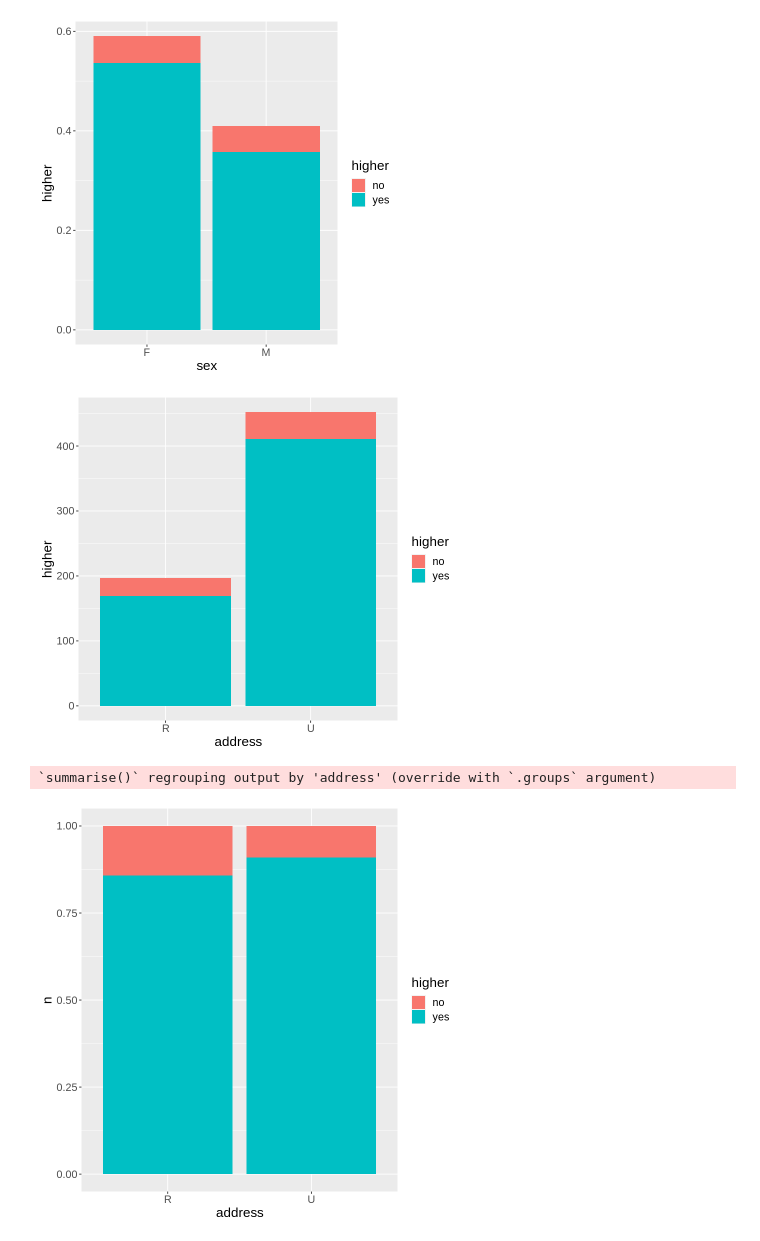
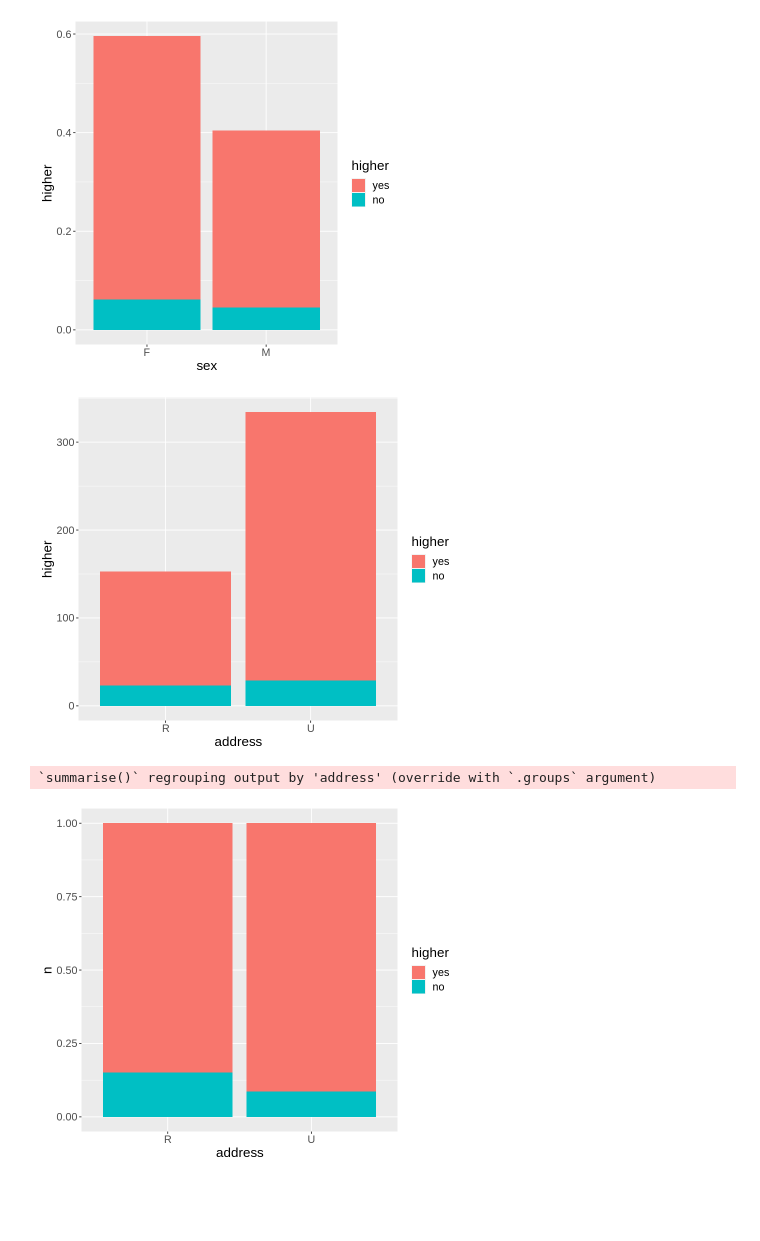
Before and after one commit to michelleykim/student_performance_analysis, a Jupyter notebook: preliminary_analysis.ipynb, the cells around one changed output. Saved outputs shown, nothing was run; the diff lists cells and outputs as text; code cells hidden in the pictures; blank space fills up the shorter version.

Commit message:
Edited preliminary exploratory data analysis
- clear, wrangle tidy format
- trained data
- visualize trained data

```diff
--- a/preliminary_analysis.ipynb
+++ b/preliminary_analysis.ipynb
@@ -26,12 +26,27 @@ Warning message:
 # %%
 #load data set
 #student_data <- read_delim("data/student-por.csv", delim = ';')
-student_math=read.table("data/student-mat.csv",sep=";",header=TRUE)
-student_port=read.table("data/student-por.csv",sep=";",header=TRUE)
+#student_math=read.table("data/student-mat.csv",sep=";",header=TRUE)
 
-student_data=merge(student_port,student_math,by=c("school","sex","age","address","famsize","Pstatus","famsup","Medu","Fedu","Mjob","Fjob","failures","higher"))
-student_data
+# read, clean and wrangle data
+student_port <- read.table("data/student-por.csv",sep=";",header=TRUE)
+student_select <- student_port %>%
+                select("sex", "address", "Medu", "Fedu", "failures", "famsup", "higher", "G1", "G2", "G3") %>%
+                mutate(higher = as_factor(higher))
 
-student_filter <- filter(student_port, higher == "no")
-student_filter
+# obtain training set
+student_split <- initial_split(student_select, prop = 0.75, strata = higher)
+student_train <- training(student_split)
+student_train
+
+# higher is our target variable
+counts <- student_train %>%
+        group_by(higher) %>%
+        summarize(n=n())
+
+counts
+
+ave_grade <- student_train %>%
+            summarize(G1 = mean(G1), G2 = mean(G2), G3 = mean(G3))
+ave_grade
 # %% [output]
@@ -78,34 +85,34 @@ student_por_plot
 # %%
 options(repr.plot.width=6, repr.plot.height=6)
-student_gender <- student_port %>%
+student_gender <- student_train %>%
                 select(sex, higher) %>%
                 ggplot(aes(x=sex, y=higher))+
                 geom_bar(aes(y = ..count../sum(..count..), fill = higher))+
                 theme(text = element_text(size=16))
 student_gender
 # %% [output]
-[figure, old version]
+[figure, new version]
 # %%
 options(repr.plot.width=7, repr.plot.height=6)
-student_address <- student_port %>%
+student_address <- student_train %>%
                 select(address, higher) %>%
                 ggplot(aes(x=address, y=higher))+
                 geom_bar(aes(y = ..count.., fill = higher))+
                 theme(text = element_text(size=16))
 student_address
 # %% [output]
-[figure, old version]
+[figure, new version]
 # %%
-address_n_higher <- student_port %>%
+address_n_higher <- student_train %>%
             select(address, higher)%>%
             group_by(address, higher)%>%
             summarize(n = n())
 address_plot <- ggplot(address_n_higher, aes(x = address, y = n, fill = higher)) +
                     geom_bar(stat = "identity", position = "fill")+
                 theme(text = element_text(size=16))
 address_plot
 # %% [output]
 `summarise()` regrouping output by 'address' (override with `.groups` argument)
-[figure, old version]
+[figure, new version]
 # %%
 options(repr.plot.width=10, repr.plot.height=7)
```
Also changed, not shown: parts of 5 cells of this notebook.
